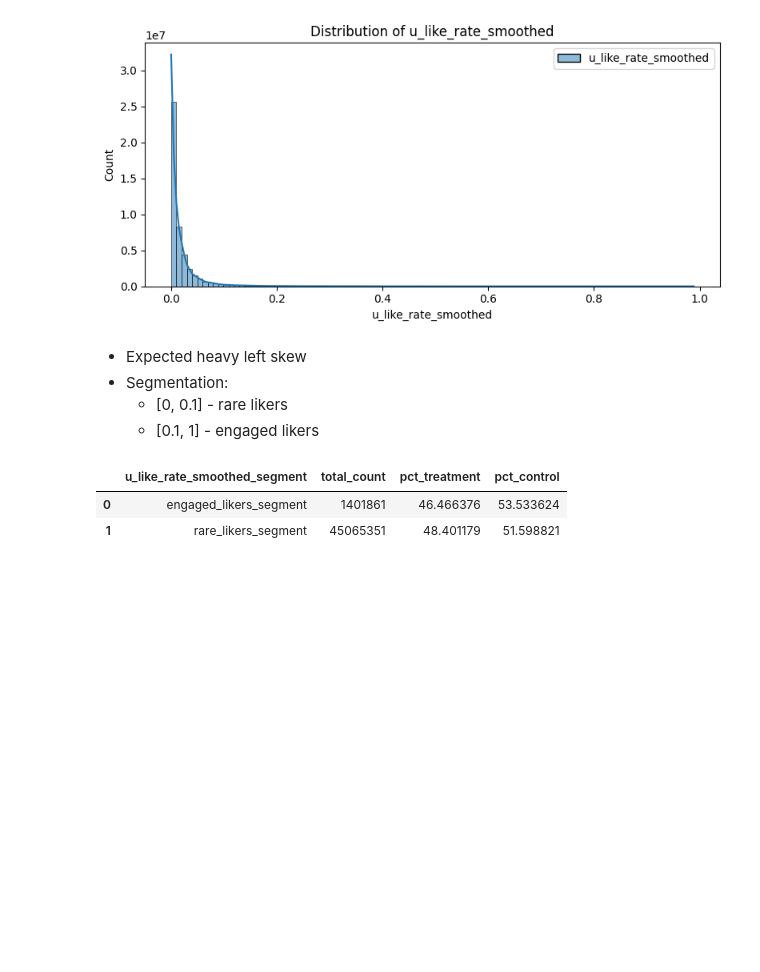
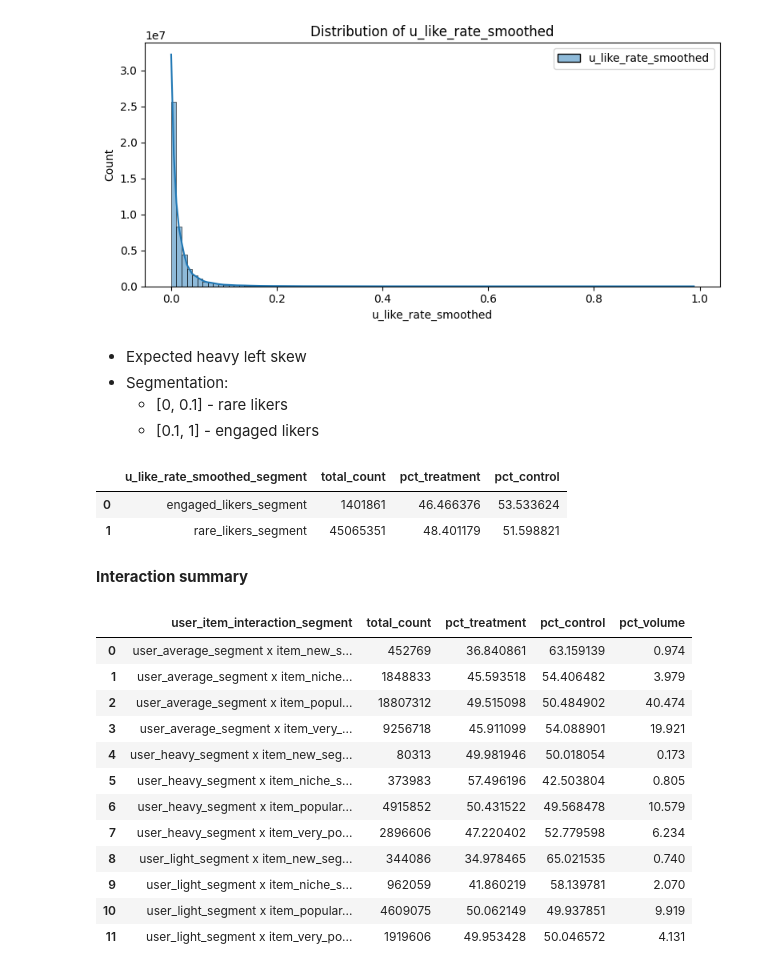
Before and after one commit to kirillous/YAMBDA-analysis-pt2, a Jupyter notebook: notebooks/segments.ipynb, the cells around one changed output. Saved outputs shown, nothing was run; the diff lists cells and outputs as text; code cells hidden in the pictures; blank space fills up the shorter version.

```diff
--- a/notebooks/segments.ipynb
+++ b/notebooks/segments.ipynb
@@ -172,3 +172,5 @@ u_like_rate_smoothed_segment_summary
 |  | u_like_rate_smoothed_segment | total_count | pct_treatment | pct_control |
 | 0 | engaged_likers_segment | 1401861 | 46.466376 | 53.533624 |
 | 1 | rare_likers_segment | 45065351 | 48.401179 | 51.598821 |
+# %% [markdown]
+**Interaction summary**
@@ -174,0 +215,33 @@ u_like_rate_smoothed_segment_summary
+# %%
+# 2D interactions: user prior plays x item prior plays
+
+user_item_segment_interactions_2d = duckdb.sql(
+  segments_cte + """
+SELECT
+  user_seg || ' x ' || item_seg AS user_item_interaction_segment,
+  COUNT(*) AS total_count,
+  100 * AVG(CASE WHEN is_algo = 1 THEN 1 ELSE 0 END) AS pct_treatment,
+  100 - 100 * AVG(CASE WHEN is_algo = 1 THEN 1 ELSE 0 END) AS pct_control
+FROM segmented
+WHERE user_seg IS NOT NULL AND item_seg IS NOT NULL
+GROUP BY user_seg, item_seg
+ORDER BY user_seg, item_seg
+"""
+).to_df()
+
+user_item_segment_interactions_2d["pct_volume"] = (user_item_segment_interactions_2d["total_count"] / user_item_segment_interactions_2d["total_count"].sum() * 100).round(2)
+user_item_segment_interactions_2d
+# %% [output]
+|  | user_item_interaction_segment | total_count | pct_treatment | pct_control | pct_volume |
+| 0 | user_average_segment x item_new_s... | 452769 | 36.840861 | 63.159139 | 0.974 |
+| 1 | user_average_segment x item_niche... | 1848833 | 45.593518 | 54.406482 | 3.979 |
+| 2 | user_average_segment x item_popul... | 18807312 | 49.515098 | 50.484902 | 40.474 |
+| 3 | user_average_segment x item_very_... | 9256718 | 45.911099 | 54.088901 | 19.921 |
+| 4 | user_heavy_segment x item_new_seg... | 80313 | 49.981946 | 50.018054 | 0.173 |
+| 5 | user_heavy_segment x item_niche_s... | 373983 | 57.496196 | 42.503804 | 0.805 |
+| 6 | user_heavy_segment x item_popular... | 4915852 | 50.431522 | 49.568478 | 10.579 |
+| 7 | user_heavy_segment x item_very_po... | 2896606 | 47.220402 | 52.779598 | 6.234 |
+| 8 | user_light_segment x item_new_seg... | 344086 | 34.978465 | 65.021535 | 0.740 |
+| 9 | user_light_segment x item_niche_s... | 962059 | 41.860219 | 58.139781 | 2.070 |
+| 10 | user_light_segment x item_popular... | 4609075 | 50.062149 | 49.937851 | 9.919 |
+| 11 | user_light_segment x item_very_po... | 1919606 | 49.953428 | 50.046572 | 4.131 |
```
Also changed, not shown: parts of 9 cells of this notebook.
